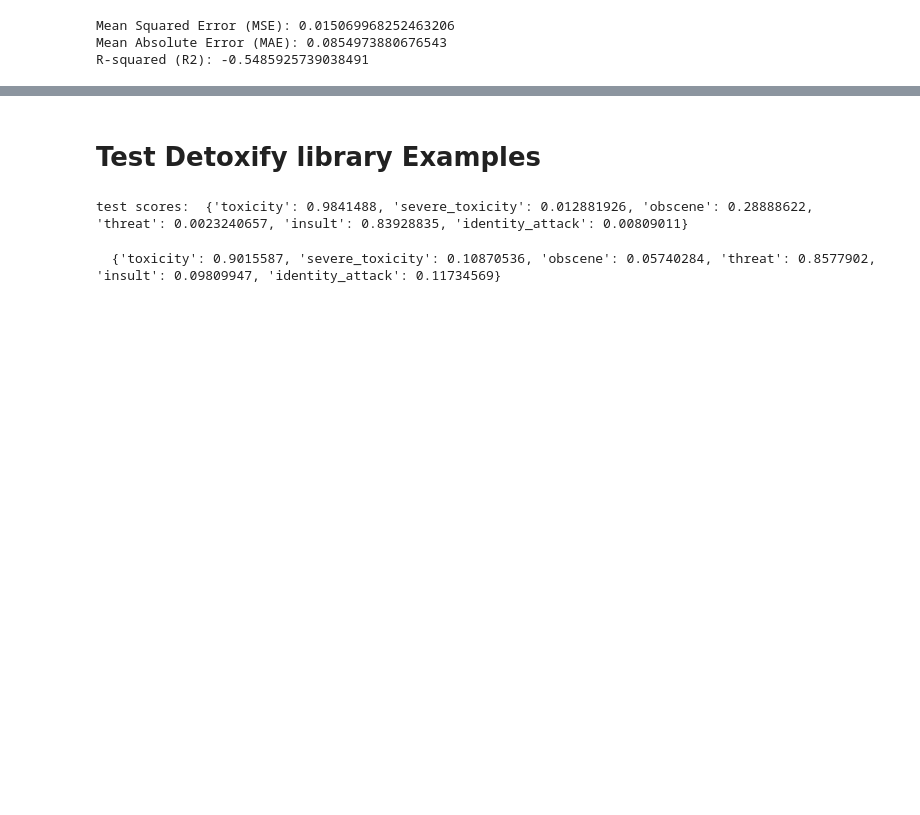
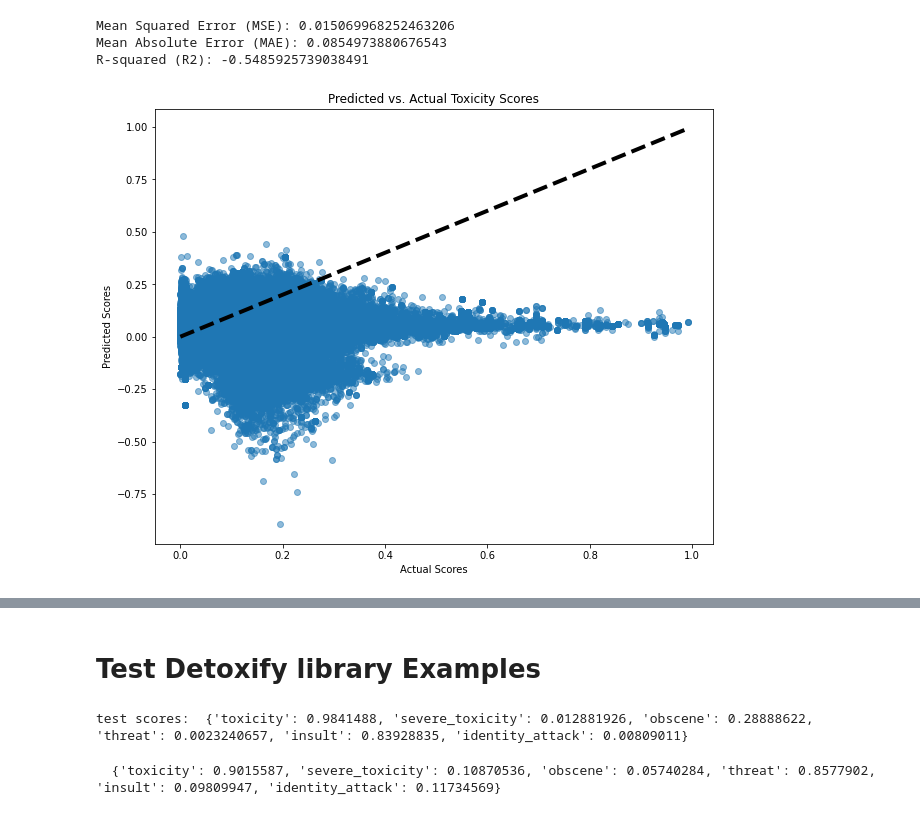
Before and after one commit to JordanMiner/Social_Media_and_Conflict, a Jupyter notebook: calculatingToxScorePerTopic.ipynb, the cells around one changed output, grey strips where cells are left out. Drawn from its saved outputs; the diff is of its cells as text; code cells hidden in the pictures; blank space fills up the shorter version.

Commit message:
Added a portion where I attempted to calculate the document's toxicity scores.

```diff
--- a/calculatingToxScorePerTopic.ipynb
+++ b/calculatingToxScorePerTopic.ipynb
@@ -426,3 +432,15 @@ print("R-squared (R2):", r2)
 Mean Squared Error (MSE): 0.015069968252463206
 Mean Absolute Error (MAE): 0.0854973880676543
 R-squared (R2): -0.5485925739038491
+# %%
+# Assuming 'after_war_doc_toxicity_scores_predicted' are your model's predictions
+# and you have actual toxicity scores for 'after_war_documents' in 'after_war_doc_toxicity_scores_actual'
+plt.figure(figsize=(10, 8))
+plt.scatter(war_and_after_doc_toxicity_scores, predicted_tox_scores, alpha=0.5)
+plt.title('Predicted vs. Actual Toxicity Scores')
+plt.xlabel('Actual Scores')
+plt.ylabel('Predicted Scores')
+plt.plot([war_and_after_doc_toxicity_scores.min(), war_and_after_doc_toxicity_scores.max()], [war_and_after_doc_toxicity_scores.min(), war_and_after_doc_toxicity_scores.max()], 'k--', lw=4)
+plt.show()
+# %% [output]
+[figure, added]
```
Also changed, not shown: parts of 3 cells of this notebook.
